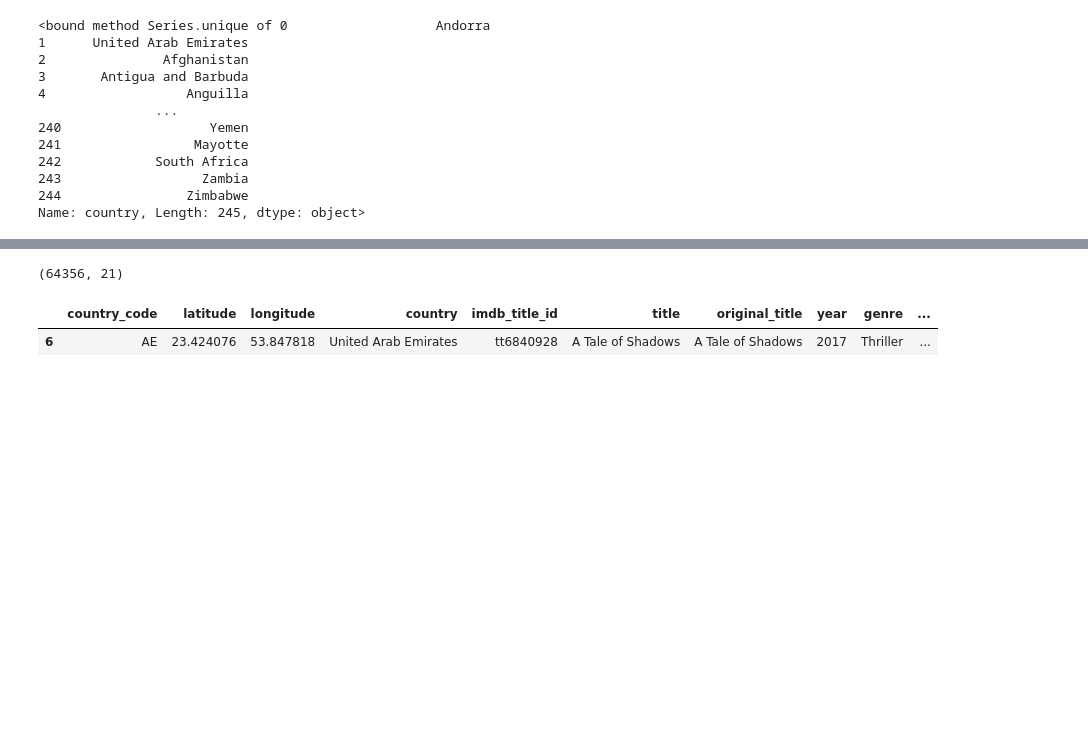
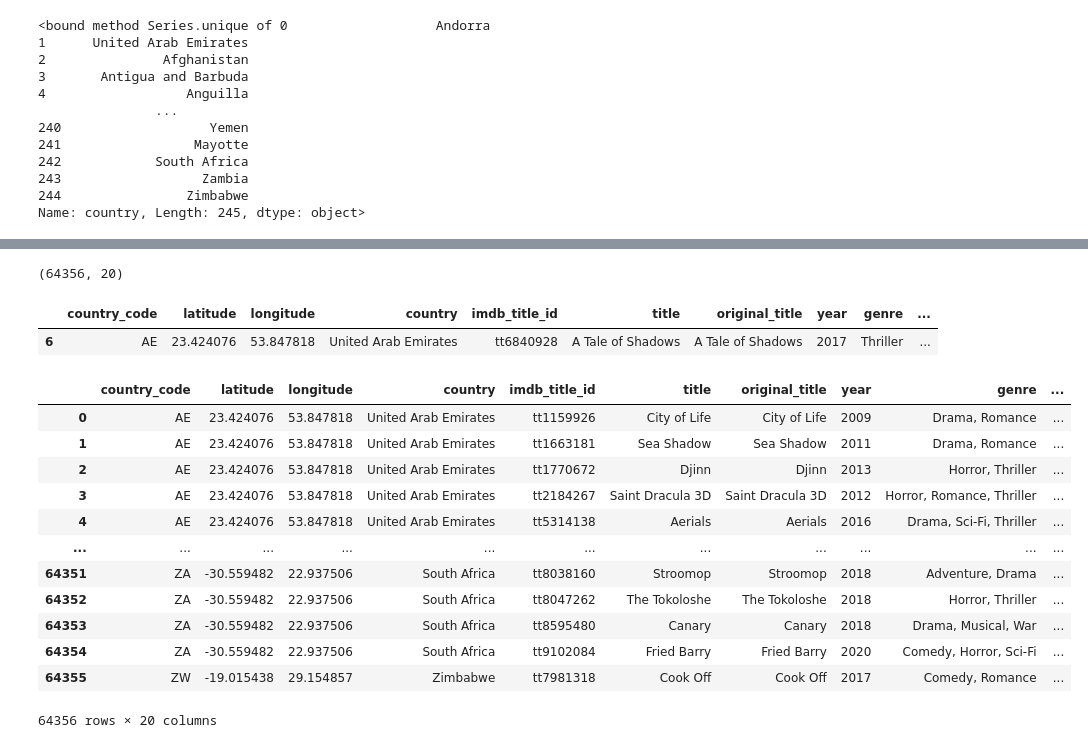
Before and after one commit to MohanPanga/IMDb-Movies-, a Jupyter notebook: Scripts/cleaning_notebook.ipynb, the cells around one changed output, grey strips where cells are left out. Saved outputs shown, nothing was run; the diff lists cells and outputs as text; code cells hidden in the pictures; blank space fills up the shorter version.

```diff
--- a/Scripts/cleaning_notebook.ipynb
+++ b/Scripts/cleaning_notebook.ipynb
@@ -1,8 +1,8 @@
 # %%
 import pandas as pd
 # %%
-file1 = 'world_country.csv'
-file2 = 'filename.csv'
+file1 = '../Resources/world_country.csv'
+file2 = '../Resources/filename.csv'
 
 df1 = pd.read_csv(file1)
 df2 = pd.read_csv(file2)
@@ -105,7 +105,7 @@ merged_df.head(20)
 # %%
 merged_df.shape
 # %% [output]
-(64356, 21)
+(64356, 20)
 # %%
 dftemp = merged_df.loc[merged_df['title'] == 'A Tale of Shadows']
 dftemp
@@ -116,0 +117,16 @@ dftemp.to_csv('film_merged_table.csv')
+# %%
+merged_df
+# %% [output]
+|  | country_code | latitude | longitude | country | imdb_title_id | title | original_title | year | genre | ... |
+| 0 | AE | 23.424076 | 53.847818 | United Arab Emirates | tt1159926 | City of Life | City of Life | 2009 | Drama, Romance | ... |
+| 1 | AE | 23.424076 | 53.847818 | United Arab Emirates | tt1663181 | Sea Shadow | Sea Shadow | 2011 | Drama, Romance | ... |
+| 2 | AE | 23.424076 | 53.847818 | United Arab Emirates | tt1770672 | Djinn | Djinn | 2013 | Horror, Thriller | ... |
+| 3 | AE | 23.424076 | 53.847818 | United Arab Emirates | tt2184267 | Saint Dracula 3D | Saint Dracula 3D | 2012 | Horror, Romance, Thriller | ... |
+| 4 | AE | 23.424076 | 53.847818 | United Arab Emirates | tt5314138 | Aerials | Aerials | 2016 | Drama, Sci-Fi, Thriller | ... |
+| ... | ... | ... | ... | ... | ... | ... | ... | ... | ... | ... |
+| 64351 | ZA | -30.559482 | 22.937506 | South Africa | tt8038160 | Stroomop | Stroomop | 2018 | Adventure, Drama | ... |
+| 64352 | ZA | -30.559482 | 22.937506 | South Africa | tt8047262 | The Tokoloshe | The Tokoloshe | 2018 | Horror, Thriller | ... |
+| 64353 | ZA | -30.559482 | 22.937506 | South Africa | tt8595480 | Canary | Canary | 2018 | Drama, Musical, War | ... |
+| 64354 | ZA | -30.559482 | 22.937506 | South Africa | tt9102084 | Fried Barry | Fried Barry | 2020 | Comedy, Horror, Sci-Fi | ... |
+| 64355 | ZW | -19.015438 | 29.154857 | Zimbabwe | tt7981318 | Cook Off | Cook Off | 2017 | Comedy, Romance | ... |
+64356 rows × 20 columns
```
Also changed, not shown: parts of 1 cell of this notebook, 4 other files.
